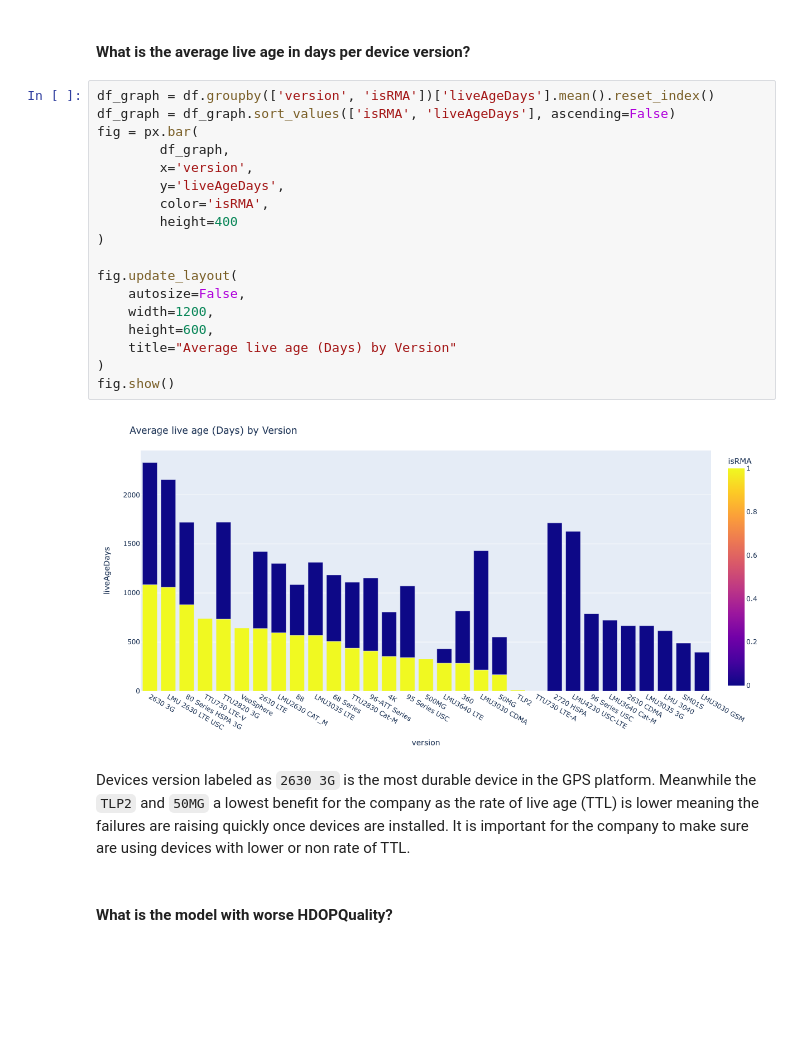
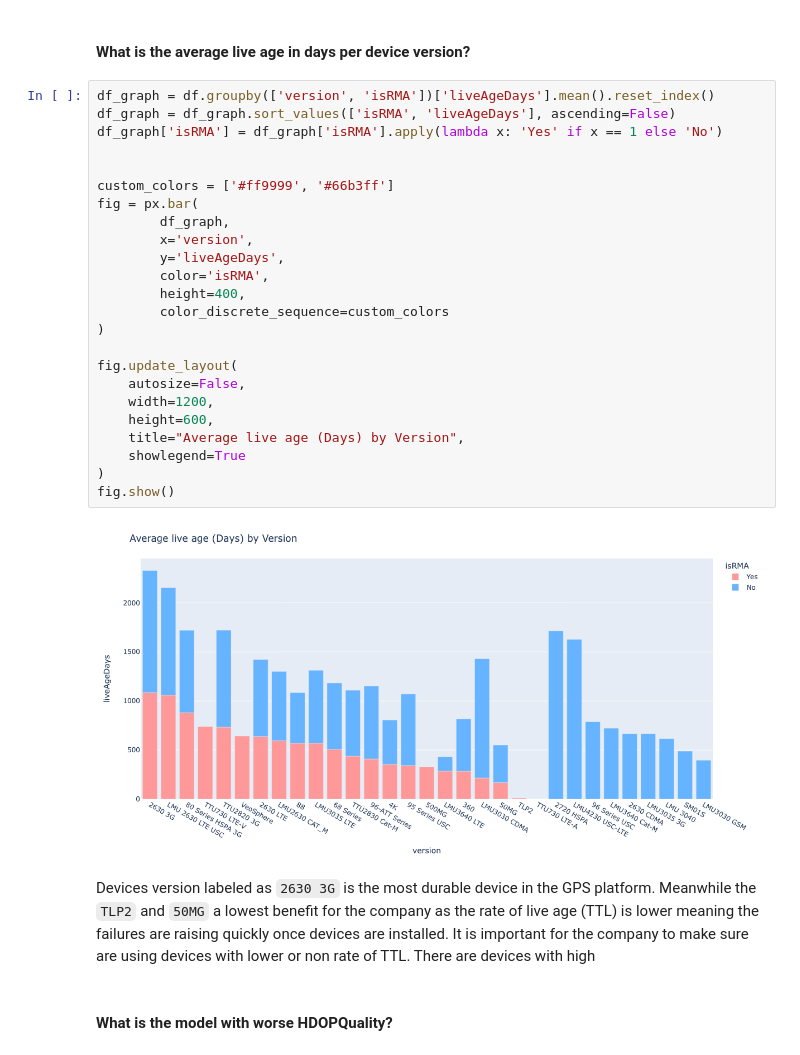
Before and after one commit to jaruizsys/DetectingRMAs, a Jupyter notebook: MaintenanceWarnings.ipynb, the cells around one changed output. Cells and saved outputs as stored; diff of their text form; blank space fills up the shorter version.

Commit message:
Setting custom color

```diff
--- a/MaintenanceWarnings.ipynb
+++ b/MaintenanceWarnings.ipynb
@@ -1030,25 +1030,31 @@ sns.pairplot(df_graph, hue = "isRMA")
 # %%
 df_graph = df.groupby(['version', 'isRMA'])['liveAgeDays'].mean().reset_index()
 df_graph = df_graph.sort_values(['isRMA', 'liveAgeDays'], ascending=False)
+df_graph['isRMA'] = df_graph['isRMA'].apply(lambda x: 'Yes' if x == 1 else 'No')
+
+
+custom_colors = ['#ff9999', '#66b3ff']
 fig = px.bar(
         df_graph,
         x='version',
         y='liveAgeDays',
         color='isRMA',
-        height=400
+        height=400,
+        color_discrete_sequence=custom_colors
 )
 
 fig.update_layout(
     autosize=False,
     width=1200,
     height=600,
-    title="Average live age (Days) by Version"
+    title="Average live age (Days) by Version",
+    showlegend=True
 )
 fig.show()
 # %% [output]
-[figure, old version]
+[figure, new version]
 # %% [markdown]
-Devices version labeled as `2630 3G` is the most durable device in the GPS platform. Meanwhile the `TLP2` and `50MG` a lowest benefit for the company as the rate of live age (TTL) is lower meaning the failures are raising quickly once devices are installed. It is important for the company to make sure are using devices with lower or non rate of TTL.
+Devices version labeled as `2630 3G` is the most durable device in the GPS platform. Meanwhile the `TLP2` and `50MG` a lowest benefit for the company as the rate of live age (TTL) is lower meaning the failures are raising quickly once devices are installed. It is important for the company to make sure are using devices with lower or non rate of TTL. There are devices with high
 # %% [markdown]
 #### What is the model with worse HDOPQuality?
 # %%
```
Also changed, not shown: parts of 7 cells of this notebook, 1 other file.
